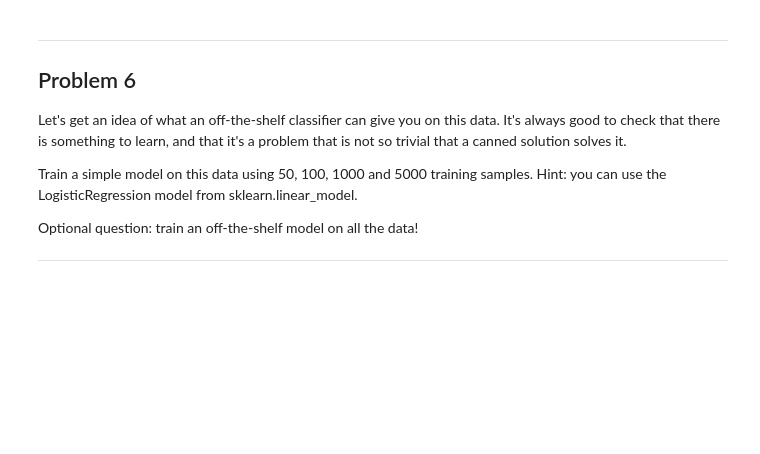
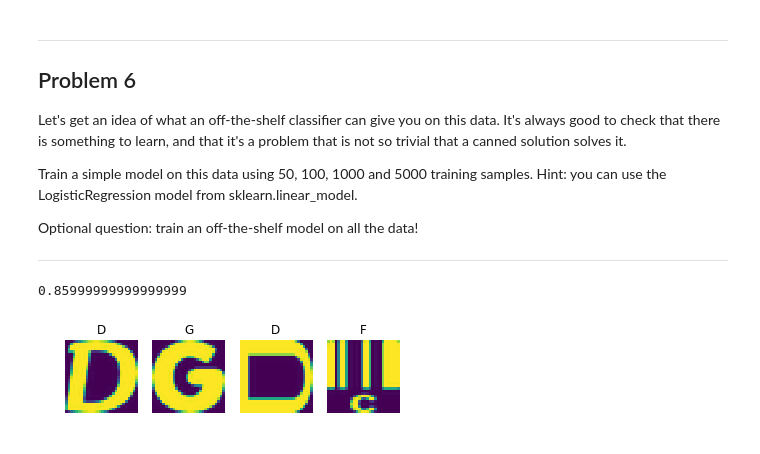
Before and after one commit to Sergiodiaz53/Tensorflow_Udacity_Assignments, a Jupyter notebook: 1_notmnist.ipynb, the cells around one changed output. Drawn from its saved outputs; the diff is of its cells as text; code cells hidden in the pictures; blank space fills up the shorter version.

Commit message:
Logistic regression finished

```diff
--- a/1_notmnist.ipynb
+++ b/1_notmnist.ipynb
@@ -489,3 +499,20 @@ Train a simple model on this data using 50, 100, 1000 and 5000 training samples.
 Optional question: train an off-the-shelf model on all the data!
 
 ---
+# %%
+lregression = LogisticRegression(solver='sag')
+X_test = test_dataset.reshape(test_dataset.shape[0], 28 * 28)
+y_test = test_labels
+# %%
+sample_size = len(train_dataset)
+X_train = train_dataset[:sample_size].reshape(sample_size, 784)
+y_train = train_labels[:sample_size]
+lregression.fit(X_train, y_train)
+lregression.score(X_test, y_test)
+# %% [output]
+0.85999999999999999
+# %%
+pred_labels = lregression.predict(X_test)
+display_dataset_sample(test_dataset, pred_labels)
+# %% [output]
+[figure, added]
```
Also changed, not shown: parts of 10 cells of this notebook.
